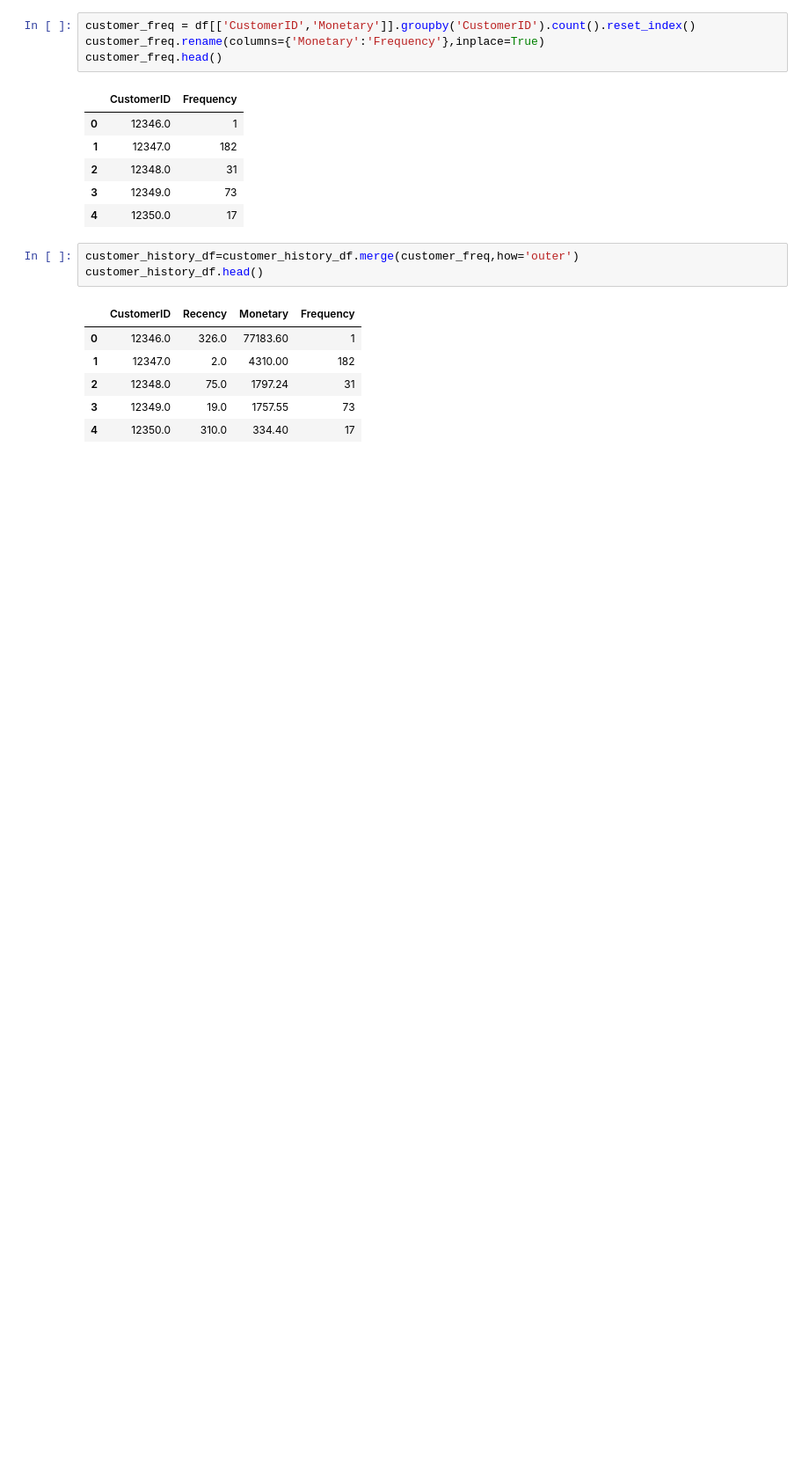
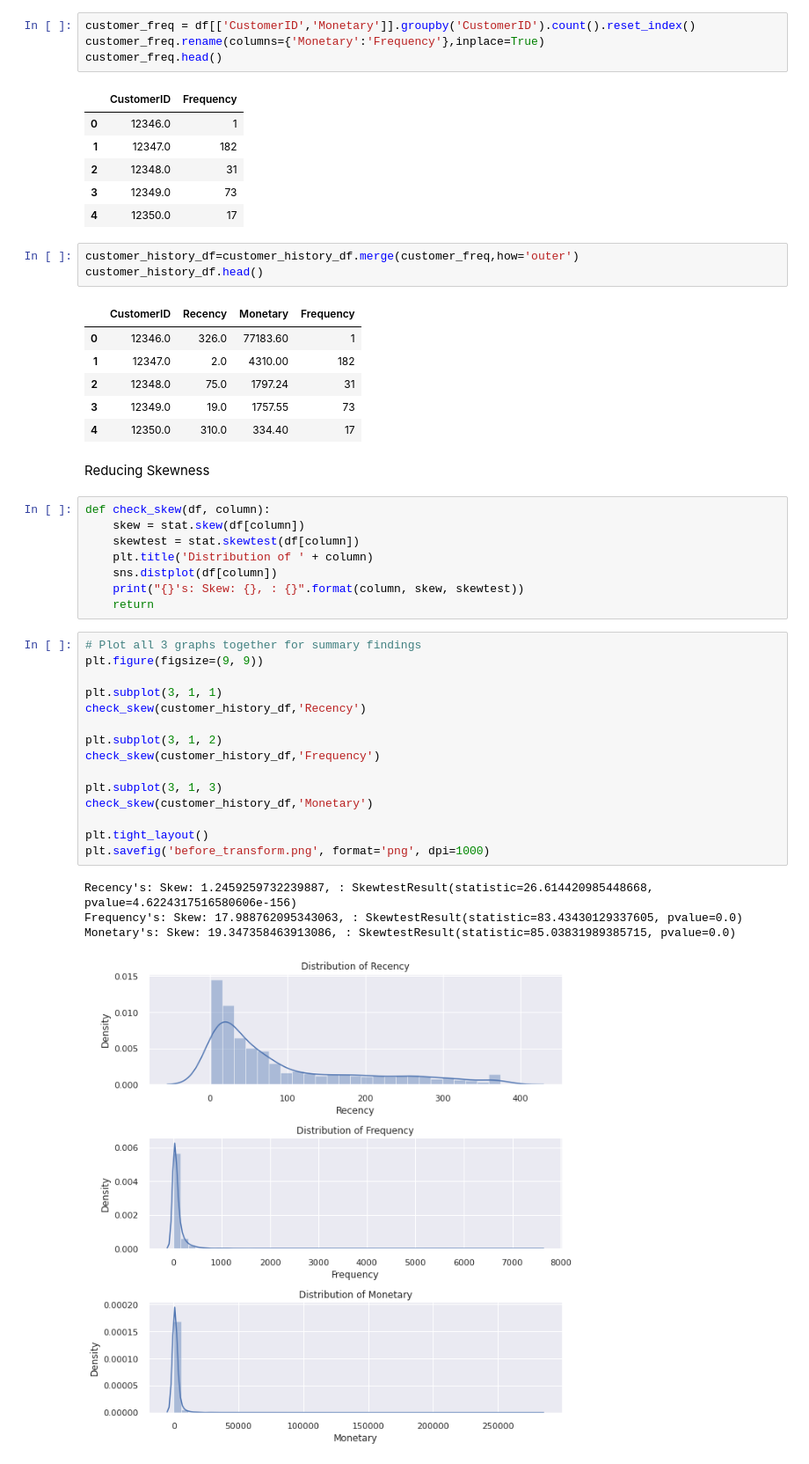
Before and after one commit to AnkitPatel745/Online-Retail-Customer-Segmentation, a Jupyter notebook: Online_Retail_Customer_Segmentation.ipynb, the cells around one changed output. Shown at 88% size. Drawn from its saved outputs; the diff is of its cells as text; blank space fills up the shorter version.

```diff
--- a/Online_Retail_Customer_Segmentation.ipynb
+++ b/Online_Retail_Customer_Segmentation.ipynb
@@ -696,3 +698,33 @@ customer_history_df.head()
 | 2 | 12348.0 | 75.0 | 1797.24 | 31 |
 | 3 | 12349.0 | 19.0 | 1757.55 | 73 |
 | 4 | 12350.0 | 310.0 | 334.40 | 17 |
+# %% [markdown]
+Reducing Skewness
+# %%
+def check_skew(df, column):
+    skew = stat.skew(df[column])
+    skewtest = stat.skewtest(df[column])
+    plt.title('Distribution of ' + column)
+    sns.distplot(df[column])
+    print("{}'s: Skew: {}, : {}".format(column, skew, skewtest))
+    return
+# %%
+# Plot all 3 graphs together for summary findings
+plt.figure(figsize=(9, 9))
+
+plt.subplot(3, 1, 1)
+check_skew(customer_history_df,'Recency')
+
+plt.subplot(3, 1, 2)
+check_skew(customer_history_df,'Frequency')
+
+plt.subplot(3, 1, 3)
+check_skew(customer_history_df,'Monetary')
+
+plt.tight_layout()
+plt.savefig('before_transform.png', format='png', dpi=1000)
+# %% [output]
+Recency's: Skew: 1.2459259732239887, : SkewtestResult(statistic=26.614420985448668, pvalue=4.6224317516580606e-156)
+Frequency's: Skew: 17.988762095343063, : SkewtestResult(statistic=83.43430129337605, pvalue=0.0)
+Monetary's: Skew: 19.347358463913086, : SkewtestResult(statistic=85.03831989385715, pvalue=0.0)
+[figure, added]
```
Also changed, not shown: parts of 24 cells of this notebook.
